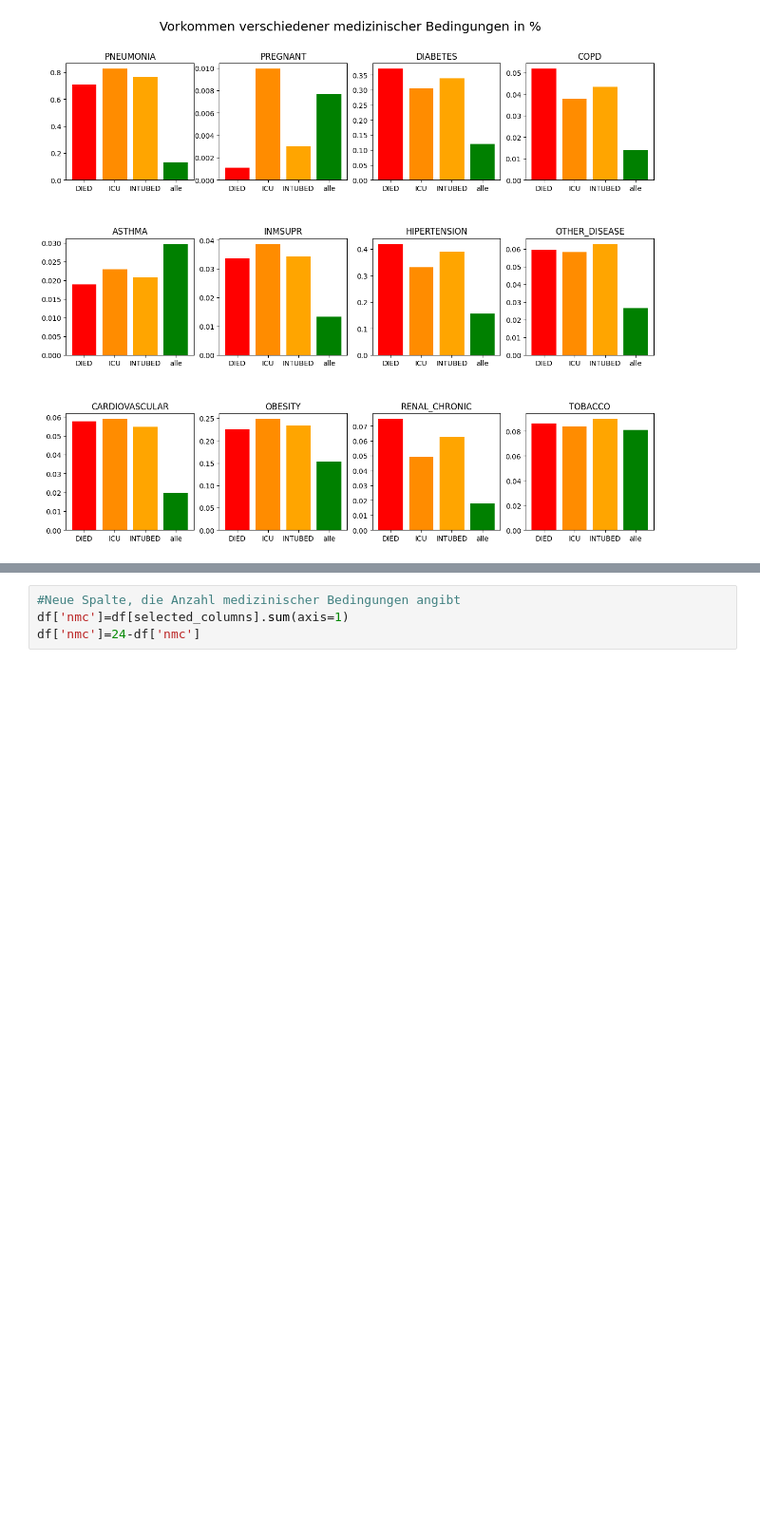
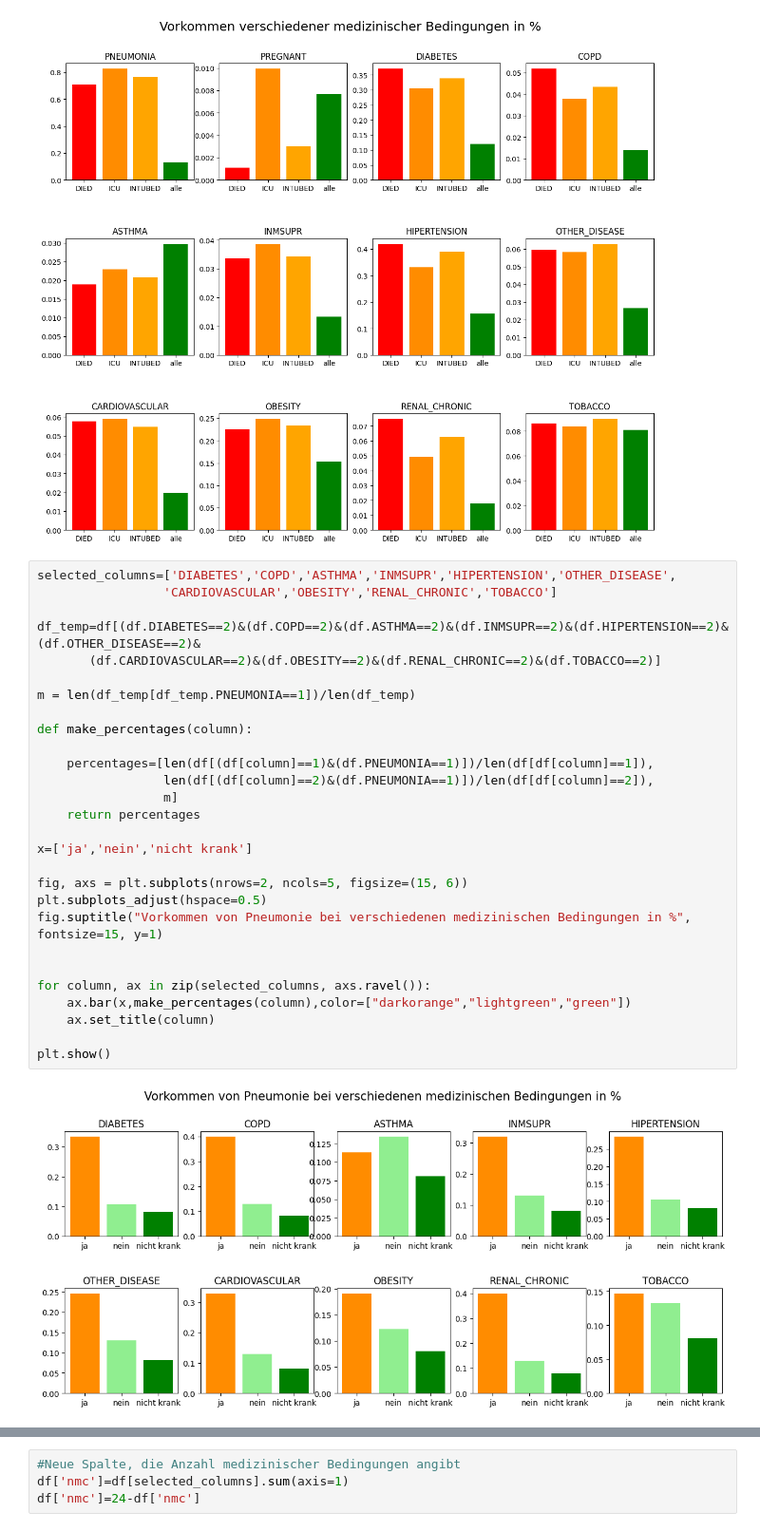
Before and after one commit to roink/covid-19-risiko-erkennung, a Jupyter notebook: notebooks/1.05-CK-Exploration.ipynb, the cells around one changed output, grey strips where cells are left out. Shown: that part at 95% size. Cells and saved outputs as stored; diff of their text form; blank space fills up the shorter version.

Commit message:
Exploratische Analyse um Pneumonie erweitert

```diff
--- a/notebooks/1.05-CK-Exploration.ipynb
+++ b/notebooks/1.05-CK-Exploration.ipynb
@@ -159,3 +159,33 @@ for column, ax in zip(selected_columns, axs.ravel()):
 plt.show()
 # %% [output]
 [figure]
+# %%
+selected_columns=['DIABETES','COPD','ASTHMA','INMSUPR','HIPERTENSION','OTHER_DISEASE',
+                 'CARDIOVASCULAR','OBESITY','RENAL_CHRONIC','TOBACCO']
+
+df_temp=df[(df.DIABETES==2)&(df.COPD==2)&(df.ASTHMA==2)&(df.INMSUPR==2)&(df.HIPERTENSION==2)&(df.OTHER_DISEASE==2)&
+       (df.CARDIOVASCULAR==2)&(df.OBESITY==2)&(df.RENAL_CHRONIC==2)&(df.TOBACCO==2)]
+
+m = len(df_temp[df_temp.PNEUMONIA==1])/len(df_temp)
+
+def make_percentages(column):
+
+    percentages=[len(df[(df[column]==1)&(df.PNEUMONIA==1)])/len(df[df[column]==1]),
+                 len(df[(df[column]==2)&(df.PNEUMONIA==1)])/len(df[df[column]==2]),
+                 m]
+    return percentages
+
+x=['ja','nein','nicht krank']
+
+fig, axs = plt.subplots(nrows=2, ncols=5, figsize=(15, 6))
+plt.subplots_adjust(hspace=0.5)
+fig.suptitle("Vorkommen von Pneumonie bei verschiedenen medizinischen Bedingungen in %", fontsize=15, y=1)
+
+
+for column, ax in zip(selected_columns, axs.ravel()):
+    ax.bar(x,make_percentages(column),color=["darkorange","lightgreen","green"])
+    ax.set_title(column)
+
+plt.show()
+# %% [output]
+[figure, added]
```
Also changed, not shown: parts of 3 cells of this notebook.
